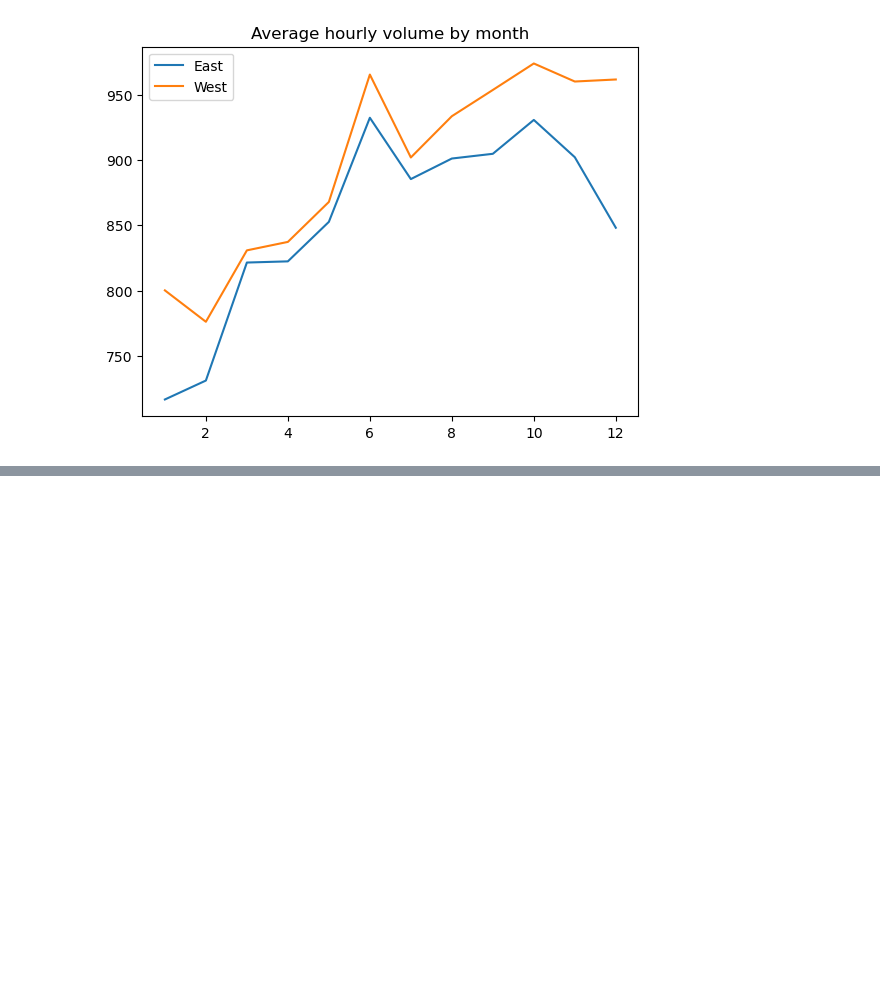
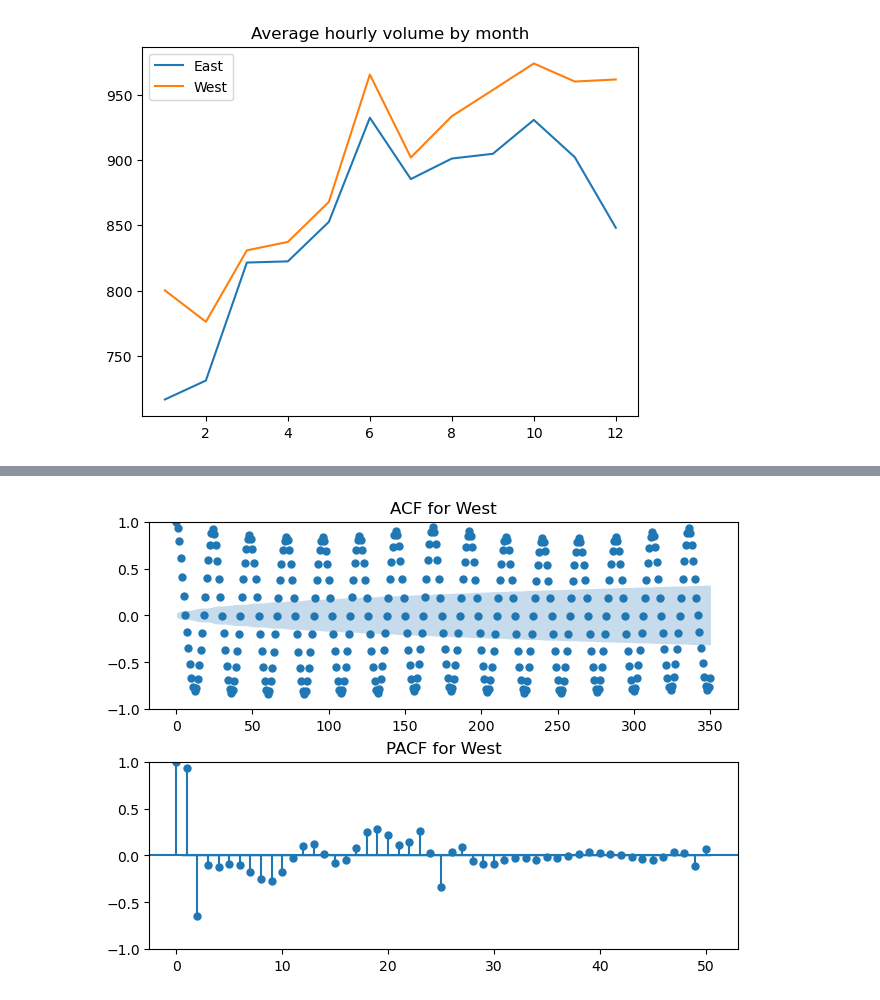
Before and after one commit to ooibowei/traffic, a Jupyter notebook: notebooks/traffic_eda.ipynb, the cells around one changed output, grey strips where cells are left out. Cells and saved outputs as stored; diff of their text form; code cells hidden in the pictures; blank space fills up the shorter version.

```diff
--- a/notebooks/traffic_eda.ipynb
+++ b/notebooks/traffic_eda.ipynb
@@ -126,0 +116,9 @@ plt.show()
+# %%
+fig, ax = plt.subplots(2, 1, constrained_layout=True)
+sm.graphics.tsa.plot_acf(df_west, lags=350, ax=ax[0], use_vlines=False)
+ax[0].title.set_text('ACF for West')
+sm.graphics.tsa.plot_pacf(df_west, lags=50, ax=ax[1])
+ax[1].title.set_text('PACF for West')
+plt.show()
+# %% [output]
+[figure, added]
```
Also changed, not shown: parts of 6 cells of this notebook.
